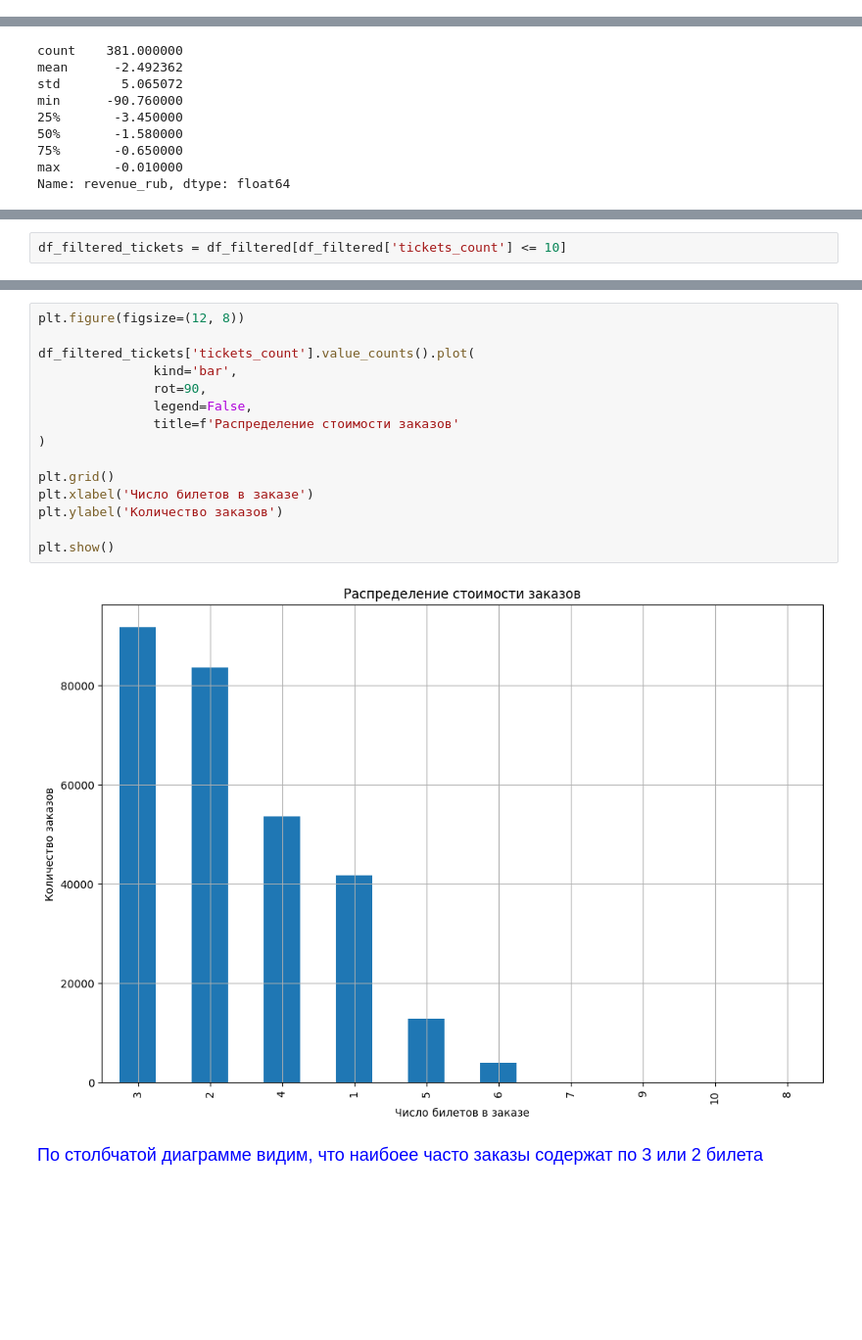
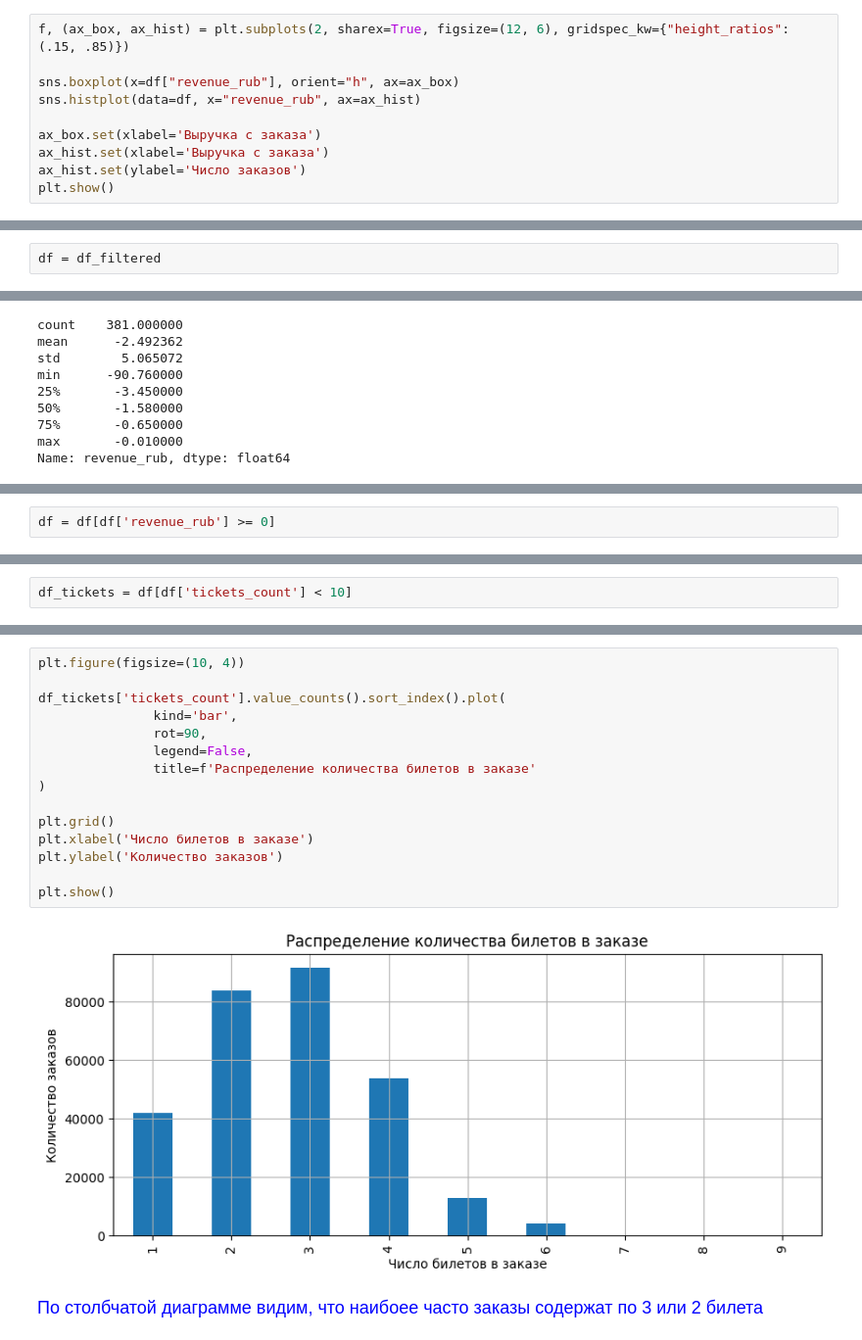
Before and after one commit to relaxeddd/ya-afisha-analysis, a Jupyter notebook: ya-afisha.ipynb, the cells around one changed output, grey strips where cells are left out. Shown at 98% size. Drawn from its saved outputs; the diff is of its cells as text; blank space fills up the shorter version.

```diff
--- a/ya-afisha.ipynb
+++ b/ya-afisha.ipynb
@@ -440,0 +489,10 @@ plt.show()
+# %%
+f, (ax_box, ax_hist) = plt.subplots(2, sharex=True, figsize=(12, 6), gridspec_kw={"height_ratios": (.15, .85)})
+
+sns.boxplot(x=df["revenue_rub"], orient="h", ax=ax_box)
+sns.histplot(data=df, x="revenue_rub", ax=ax_hist)
+
+ax_box.set(xlabel='Выручка с заказа')
+ax_hist.set(xlabel='Выручка с заказа')
+ax_hist.set(ylabel='Число заказов')
+plt.show()
@@ -484,6 +544,8 @@ Name: revenue_rub, dtype: float64
 <div style="font-size: 18px; line-height: 1.5; color: blue;">
 После фильтрации по 99 персентилю гистограмма наглядно отобразила распределение стоимости заказов. В основном стоимость заказа не превышает 500 руб. Так же видим наличие отрицательных значения стоимости.
 </div>
+# %%
+df = df_filtered
 # %%
 df_negative_revenue = df[df['revenue_rub'] < 0]
 # %%
@@ -504 +566,3 @@ Name: revenue_rub, dtype: float64
 </div>
+# %%
+df = df[df['revenue_rub'] >= 0]
@@ -550,3 +607,3 @@ Name: count, dtype: int64
 </div>
 # %%
-df_filtered_tickets = df_filtered[df_filtered['tickets_count'] <= 10]
+df_tickets = df[df['tickets_count'] < 10]
@@ -564,20 +610,20 @@ plt.show()
 # %%
-plt.figure(figsize=(12, 8))
+plt.figure(figsize=(10, 4))
 
-df_filtered_tickets['tickets_count'].value_counts().plot(
+df_tickets['tickets_count'].value_counts().sort_index().plot(
                kind='bar',
                rot=90,
                legend=False,
-               title=f'Распределение стоимости заказов'
+               title=f'Распределение количества билетов в заказе'
 )
 
 plt.grid()
 plt.xlabel('Число билетов в заказе')
 plt.ylabel('Количество заказов')
 
 plt.show()
 # %% [output]
-[figure, old version]
+[figure, new version]
 # %% [markdown]
 <div style="font-size: 18px; line-height: 1.5; color: blue;">
 По столбчатой диаграмме видим, что наибоее часто заказы содержат по 3 или 2 билета
```
Also changed, not shown: parts of 152 cells of this notebook, 2 other files.
